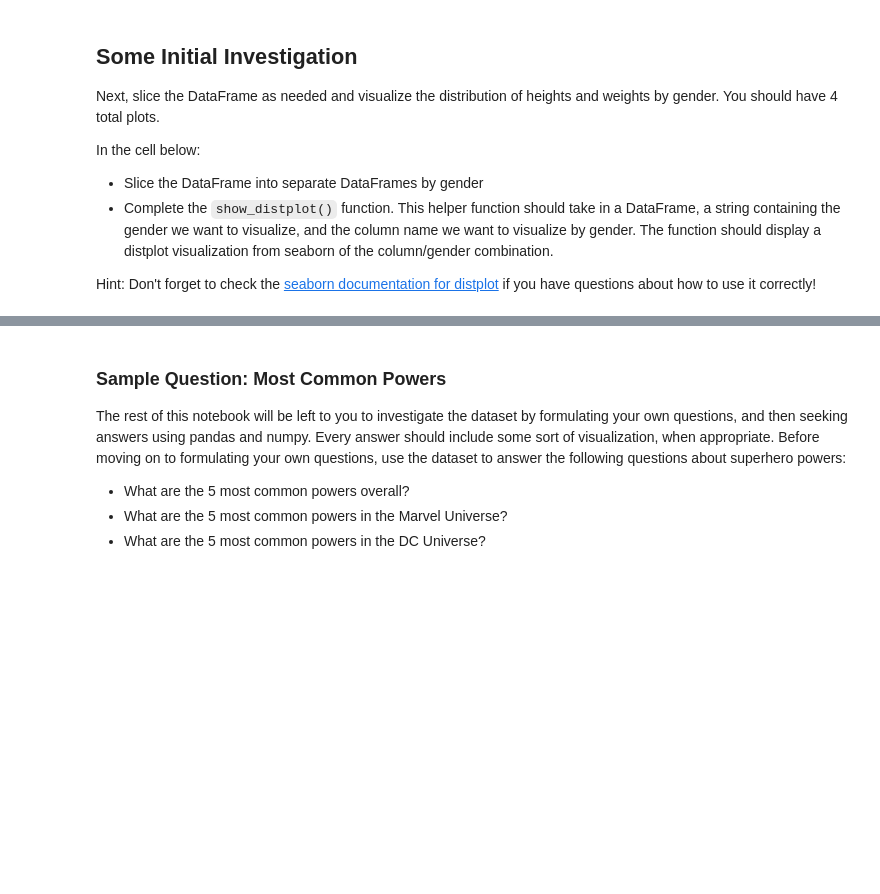
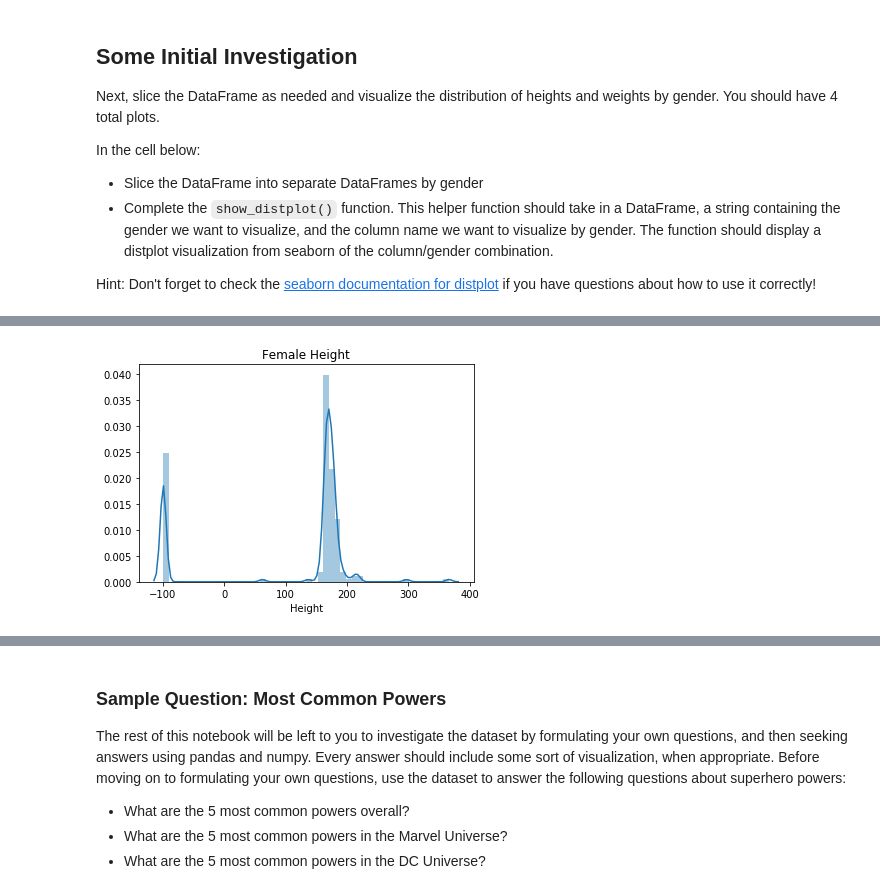
Before and after one commit to timothywlim/dsc-data-cleaning-project-online-ds-sp-000, a Jupyter notebook: index.ipynb, the cells around one changed output, grey strips where cells are left out. Saved outputs shown, nothing was run; the diff lists cells and outputs as text; code cells hidden in the pictures; blank space fills up the shorter version.

```diff
--- a/index.ipynb
+++ b/index.ipynb
@@ -357,4 +405,7 @@ def show_distplot(dataframe, gender, column_name):
 # %%
 # Female Height
+show_distplot(df_female, 'Female','Height')
+# %% [output]
+[figure, added]
 # %%
 # Female Weight
```
Also changed, not shown: parts of 11 cells of this notebook.
